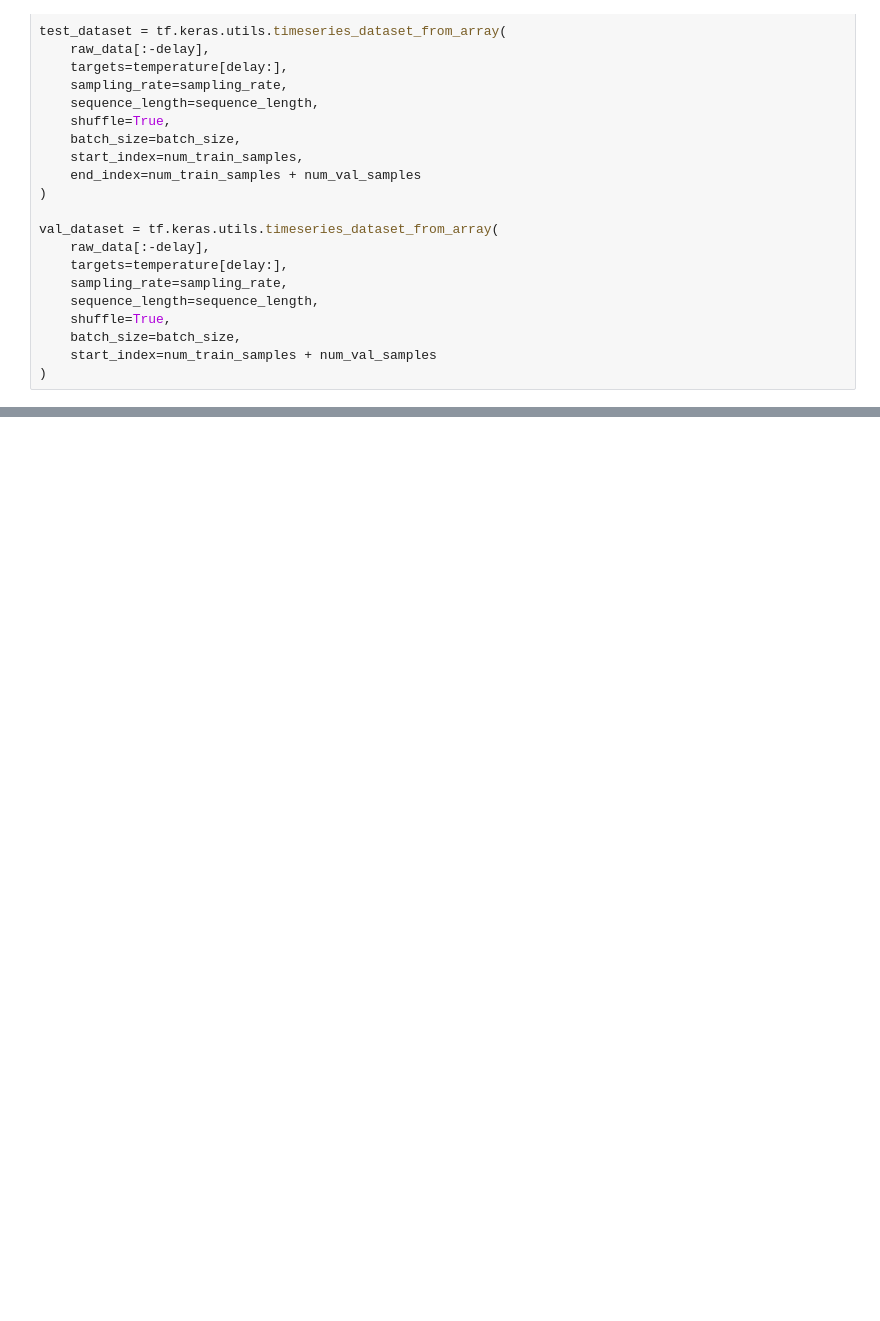
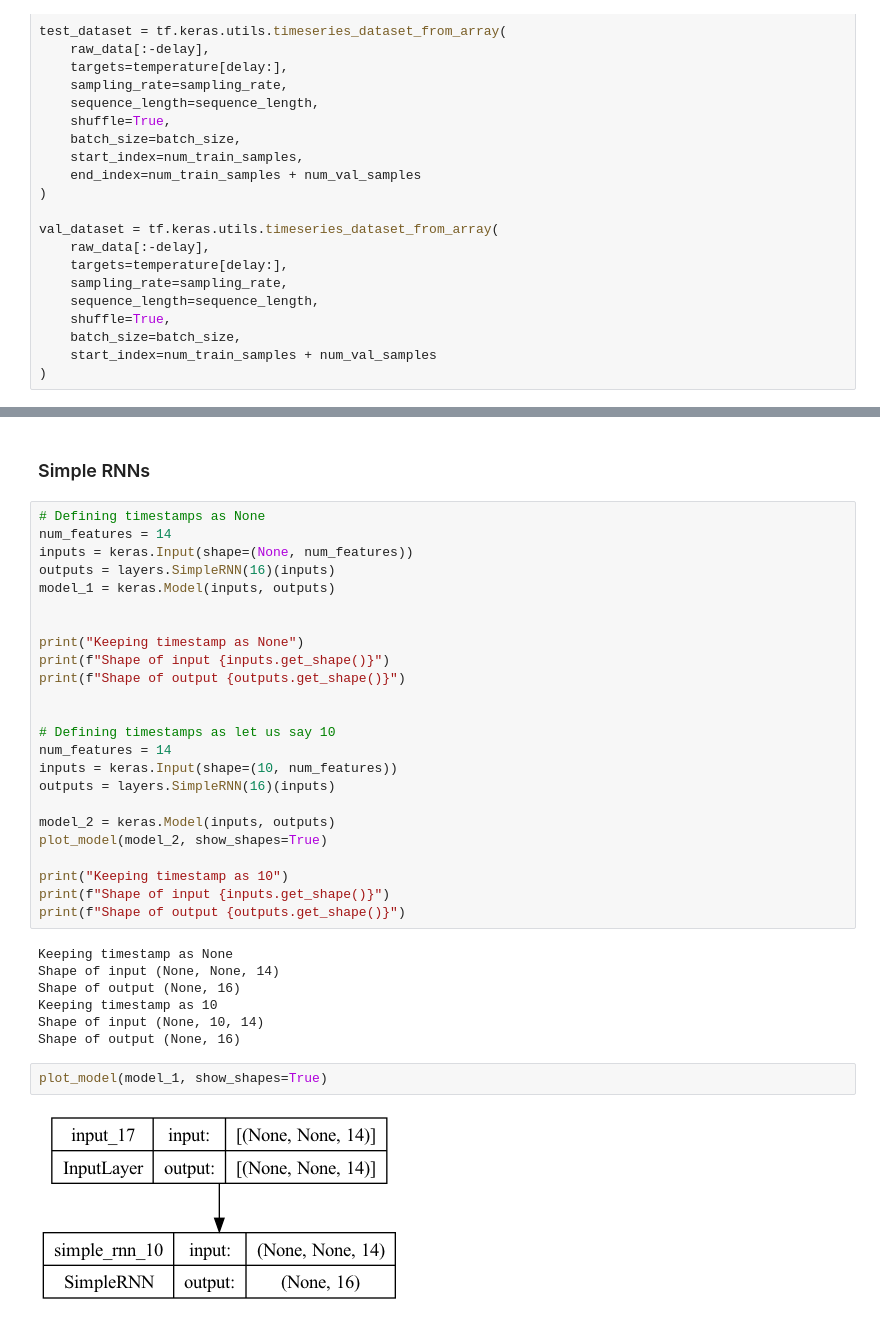
Before and after one commit to theneuralnerd/NLP-Exploratorium, a Jupyter notebook: ipynbs/RNN.ipynb, the cells around one changed output, grey strips where cells are left out. Drawn from its saved outputs; the diff is of its cells as text; blank space fills up the shorter version.

```diff
--- a/ipynbs/RNN.ipynb
+++ b/ipynbs/RNN.ipynb
@@ -101,0 +325,37 @@ val_dataset = tf.keras.utils.timeseries_dataset_from_array(
+# %% [markdown]
+### Simple RNNs
+# %%
+# Defining timestamps as None
+num_features = 14
+inputs = keras.Input(shape=(None, num_features))
+outputs = layers.SimpleRNN(16)(inputs)
+model_1 = keras.Model(inputs, outputs)
+
+
+print("Keeping timestamp as None")
+print(f"Shape of input {inputs.get_shape()}")
+print(f"Shape of output {outputs.get_shape()}")
+
+
+# Defining timestamps as let us say 10
+num_features = 14
+inputs = keras.Input(shape=(10, num_features))
+outputs = layers.SimpleRNN(16)(inputs)
+
+model_2 = keras.Model(inputs, outputs)
+plot_model(model_2, show_shapes=True)
+
+print("Keeping timestamp as 10")
+print(f"Shape of input {inputs.get_shape()}")
+print(f"Shape of output {outputs.get_shape()}")
+# %% [output]
+Keeping timestamp as None
+Shape of input (None, None, 14)
+Shape of output (None, 16)
+Keeping timestamp as 10
+Shape of input (None, 10, 14)
+Shape of output (None, 16)
+# %%
+plot_model(model_1, show_shapes=True)
+# %% [output]
+[figure, added]
```
Also changed, not shown: parts of 29 cells of this notebook.
